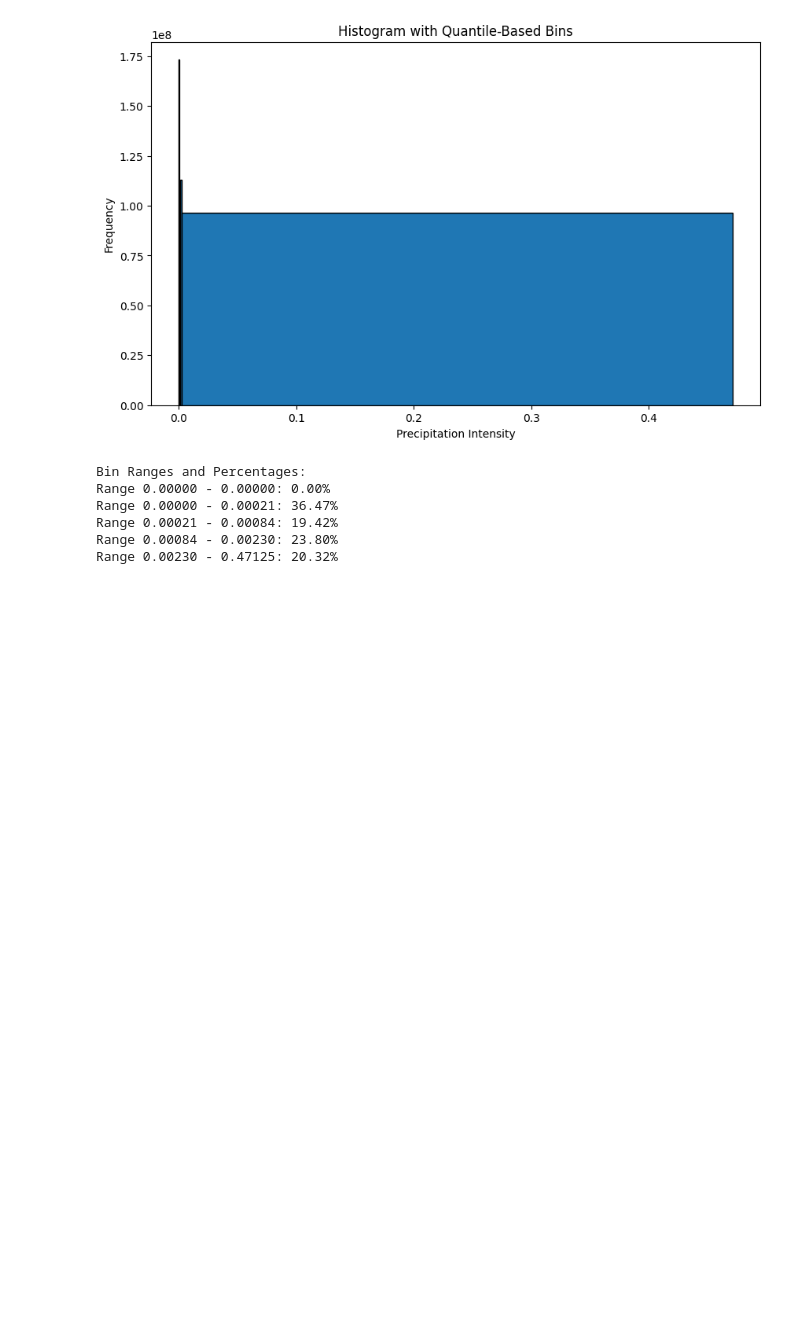
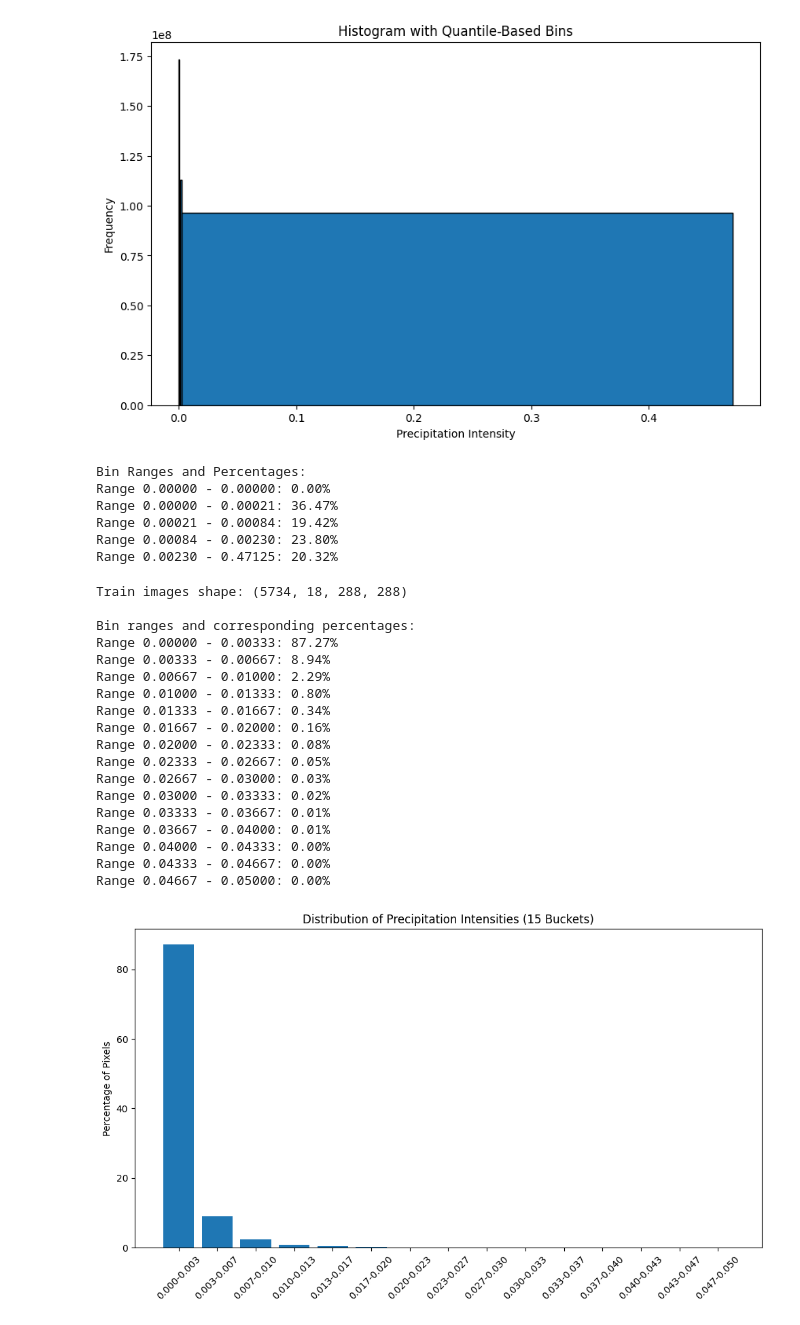
Before and after one commit to nstavr04/MasterThesisSnellius, a Jupyter notebook: ThesisCode/view_dataset.ipynb, the cells around one changed output. Drawn from its saved outputs; the diff is of its cells as text; code cells hidden in the pictures; blank space fills up the shorter version.

Commit message:
Add analyze of dataset to 15 buckets

```diff
--- a/ThesisCode/view_dataset.ipynb
+++ b/ThesisCode/view_dataset.ipynb
@@ -143,3 +143,66 @@ Range 0.00000 - 0.00021: 36.47%
 Range 0.00021 - 0.00084: 19.42%
 Range 0.00084 - 0.00230: 23.80%
 Range 0.00230 - 0.47125: 20.32%
+# %%
+import h5py
+import numpy as np
+import matplotlib.pyplot as plt
+
+# File path
+h5_file_path = "data/precipitation/train_test_2016-2019_input-length_12_img-ahead_6_rain-threshold_50.h5"
+
+# Create 15 bins from 0 to max value (you can adjust max)
+num_bins = 15
+max_precip = 0.05  # Reasonable cap based on your stats (max was ~0.47, but most values are <0.05)
+bin_edges = np.linspace(0, max_precip, num_bins + 1)
+hist = np.zeros(num_bins)
+
+with h5py.File(h5_file_path, "r") as f:
+    train_images = f["train"]["images"]
+    print("Train images shape:", train_images.shape)
+
+    target_frame_index = train_images.shape[1] - 1
+    for i in range(train_images.shape[0]):
+        # Load only the target image from disk
+        target_img = train_images[i, target_frame_index, :, :]
+        # Compute histogram for this image
+        h, _ = np.histogram(target_img, bins=bin_edges)
+        hist += h  # accumulate histogram
+
+# Convert to percentage
+total_pixels = hist.sum()
+percentages = 100 * hist / total_pixels
+
+# Print bin ranges and percentages
+print("\nBin ranges and corresponding percentages:")
+for i in range(num_bins):
+    print(f"Range {bin_edges[i]:.5f} - {bin_edges[i+1]:.5f}: {percentages[i]:.2f}%")
+
+# Plot
+plt.figure(figsize=(10, 6))
+plt.bar(range(num_bins), percentages, tick_label=[f"{bin_edges[i]:.3f}-{bin_edges[i+1]:.3f}" for i in range(num_bins)])
+plt.xticks(rotation=45)
+plt.ylabel("Percentage of Pixels")
+plt.title("Distribution of Precipitation Intensities (15 Buckets)")
+plt.tight_layout()
+plt.show()
+# %% [output]
+Train images shape: (5734, 18, 288, 288)
+
+Bin ranges and corresponding percentages:
+Range 0.00000 - 0.00333: 87.27%
+Range 0.00333 - 0.00667: 8.94%
+Range 0.00667 - 0.01000: 2.29%
+Range 0.01000 - 0.01333: 0.80%
+Range 0.01333 - 0.01667: 0.34%
+Range 0.01667 - 0.02000: 0.16%
+Range 0.02000 - 0.02333: 0.08%
+Range 0.02333 - 0.02667: 0.05%
+Range 0.02667 - 0.03000: 0.03%
+Range 0.03000 - 0.03333: 0.02%
+Range 0.03333 - 0.03667: 0.01%
+Range 0.03667 - 0.04000: 0.01%
+Range 0.04000 - 0.04333: 0.00%
+Range 0.04333 - 0.04667: 0.00%
+Range 0.04667 - 0.05000: 0.00%
+[figure, added]
```
Also changed, not shown: 2 other files.
